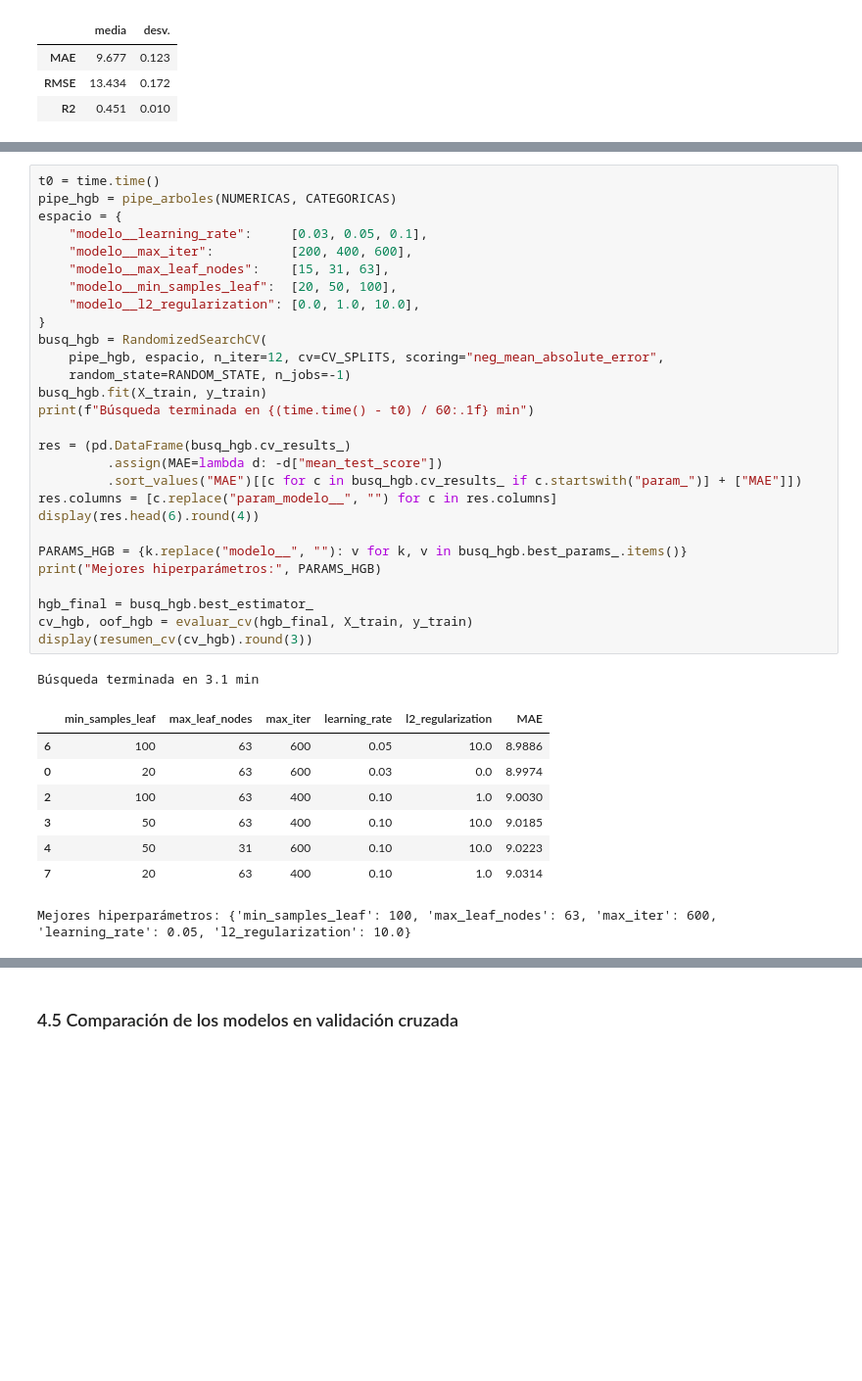
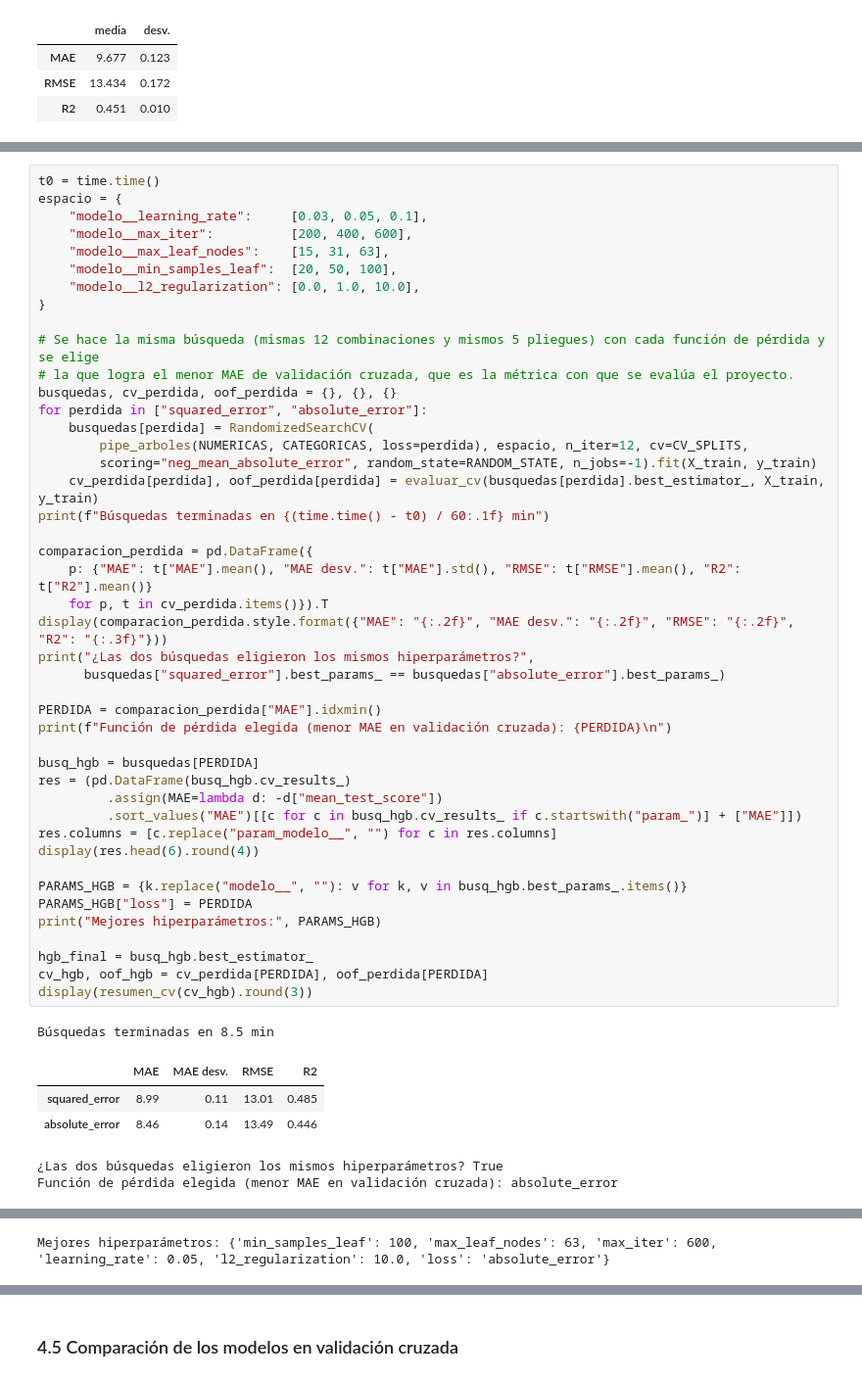
Before and after one commit to JeanBiza/ep-ml-spotify, a Jupyter notebook: notebook/EP2_ML.ipynb, the cells around one changed output, grey strips where cells are left out. Shown at 98% size. Cells and saved outputs as stored; diff of their text form; blank space fills up the shorter version.

```diff
--- a/notebook/EP2_ML.ipynb
+++ b/notebook/EP2_ML.ipynb
@@ -784,38 +796,51 @@ Es un conjunto de árboles pequeños entrenados en secuencia, donde cada uno cor
 # %%
 t0 = time.time()
-pipe_hgb = pipe_arboles(NUMERICAS, CATEGORICAS)
 espacio = {
     "modelo__learning_rate":     [0.03, 0.05, 0.1],
     "modelo__max_iter":          [200, 400, 600],
     "modelo__max_leaf_nodes":    [15, 31, 63],
     "modelo__min_samples_leaf":  [20, 50, 100],
     "modelo__l2_regularization": [0.0, 1.0, 10.0],
 }
-busq_hgb = RandomizedSearchCV(
-    pipe_hgb, espacio, n_iter=12, cv=CV_SPLITS, scoring="neg_mean_absolute_error",
-    random_state=RANDOM_STATE, n_jobs=-1)
-busq_hgb.fit(X_train, y_train)
-print(f"Búsqueda terminada en {(time.time() - t0) / 60:.1f} min")
 
+# Se hace la misma búsqueda (mismas 12 combinaciones y mismos 5 pliegues) con cada función de pérdida y se elige
+# la que logra el menor MAE de validación cruzada, que es la métrica con que se evalúa el proyecto.
+busquedas, cv_perdida, oof_perdida = {}, {}, {}
+for perdida in ["squared_error", "absolute_error"]:
+    busquedas[perdida] = RandomizedSearchCV(
+        pipe_arboles(NUMERICAS, CATEGORICAS, loss=perdida), espacio, n_iter=12, cv=CV_SPLITS,
+        scoring="neg_mean_absolute_error", random_state=RANDOM_STATE, n_jobs=-1).fit(X_train, y_train)
+    cv_perdida[perdida], oof_perdida[perdida] = evaluar_cv(busquedas[perdida].best_estimator_, X_train, y_train)
+print(f"Búsquedas terminadas en {(time.time() - t0) / 60:.1f} min")
+
+comparacion_perdida = pd.DataFrame({
+    p: {"MAE": t["MAE"].mean(), "MAE desv.": t["MAE"].std(), "RMSE": t["RMSE"].mean(), "R2": t["R2"].mean()}
+    for p, t in cv_perdida.items()}).T
+display(comparacion_perdida.style.format({"MAE": "{:.2f}", "MAE desv.": "{:.2f}", "RMSE": "{:.2f}", "R2": "{:.3f}"}))
+print("¿Las dos búsquedas eligieron los mismos hiperparámetros?",
+      busquedas["squared_error"].best_params_ == busquedas["absolute_error"].best_params_)
+
+PERDIDA = comparacion_perdida["MAE"].idxmin()
+print(f"Función de pérdida elegida (menor MAE en validación cruzada): {PERDIDA}\n")
+
+busq_hgb = busquedas[PERDIDA]
 res = (pd.DataFrame(busq_hgb.cv_results_)
          .assign(MAE=lambda d: -d["mean_test_score"])
          .sort_values("MAE")[[c for c in busq_hgb.cv_results_ if c.startswith("param_")] + ["MAE"]])
 res.columns = [c.replace("param_modelo__", "") for c in res.columns]
 display(res.head(6).round(4))
 
 PARAMS_HGB = {k.replace("modelo__", ""): v for k, v in busq_hgb.best_params_.items()}
+PARAMS_HGB["loss"] = PERDIDA
 print("Mejores hiperparámetros:", PARAMS_HGB)
 
 hgb_final = busq_hgb.best_estimator_
-cv_hgb, oof_hgb = evaluar_cv(hgb_final, X_train, y_train)
+cv_hgb, oof_hgb = cv_perdida[PERDIDA], oof_perdida[PERDIDA]
 display(resumen_cv(cv_hgb).round(3))
 # %% [output]
-Búsqueda terminada en 3.1 min
+Búsquedas terminadas en 8.5 min
-|  | min_samples_leaf | max_leaf_nodes | max_iter | learning_rate | l2_regularization | MAE |
-| 6 | 100 | 63 | 600 | 0.05 | 10.0 | 8.9886 |
-| 0 | 20 | 63 | 600 | 0.03 | 0.0 | 8.9974 |
-| 2 | 100 | 63 | 400 | 0.10 | 1.0 | 9.0030 |
-| 3 | 50 | 63 | 400 | 0.10 | 10.0 | 9.0185 |
-| 4 | 50 | 31 | 600 | 0.10 | 10.0 | 9.0223 |
-| 7 | 20 | 63 | 400 | 0.10 | 1.0 | 9.0314 |
+|  | MAE | MAE desv. | RMSE | R2 |
+| squared_error | 8.99 | 0.11 | 13.01 | 0.485 |
+| absolute_error | 8.46 | 0.14 | 13.49 | 0.446 |
-Mejores hiperparámetros: {'min_samples_leaf': 100, 'max_leaf_nodes': 63, 'max_iter': 600, 'learning_rate': 0.05, 'l2_regularization': 10.0}
+¿Las dos búsquedas eligieron los mismos hiperparámetros? True
+Función de pérdida elegida (menor MAE en validación cruzada): absolute_error
@@ -825,0 +854 @@ Mejores hiperparámetros: {'min_samples_leaf': 100, 'max_leaf_nodes': 63, 'max_i
+Mejores hiperparámetros: {'min_samples_leaf': 100, 'max_leaf_nodes': 63, 'max_iter': 600, 'learning_rate': 0.05, 'l2_regularization': 10.0, 'loss': 'absolute_error'}
```
Also changed, not shown: parts of 42 cells of this notebook, 18 other files.
